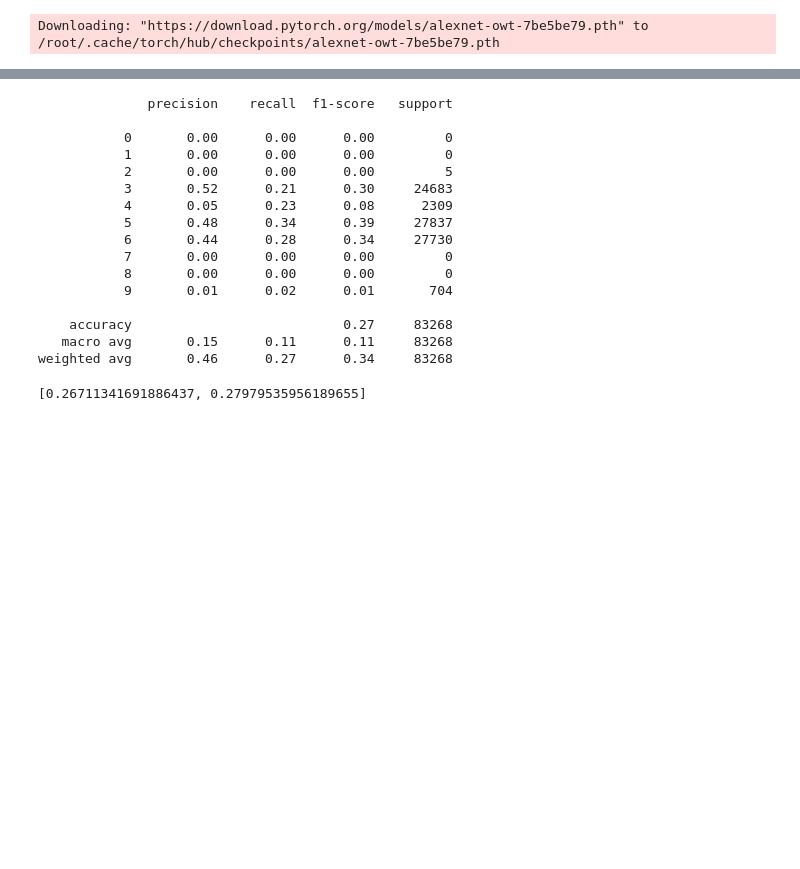
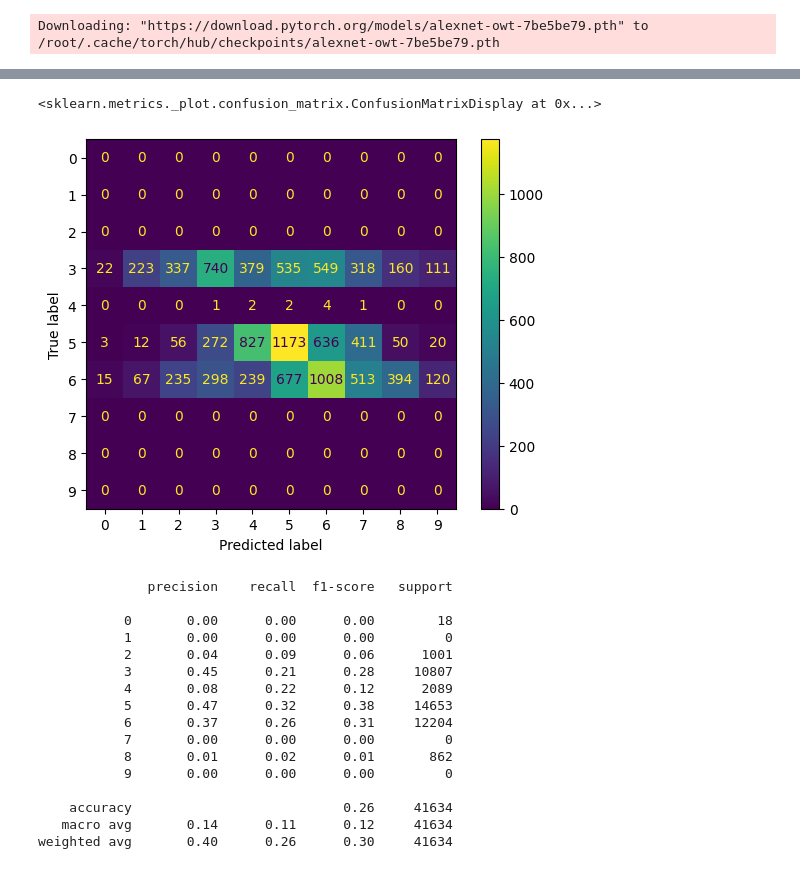
Before and after one commit to JNPauli/Emotional_Machines, a Jupyter notebook: Classification_Pipeline.ipynb, the cells around one changed output, grey strips where cells are left out. Cells and saved outputs as stored; diff of their text form; code cells hidden in the pictures; blank space fills up the shorter version.

```diff
--- a/Classification_Pipeline.ipynb
+++ b/Classification_Pipeline.ipynb
@@ -612,2 +548,2 @@ cm = confusion_matrix(torch.tensor(train_t,device='cpu'),torch.tensor(train_l,de
 # %%
-cmm=confusion_matrix(torch.tensor(train_pred,device='cpu'),torch.tensor(train_total,device='cpu'))
+cm_test=confusion_matrix(torch.tensor(test_pred,device='cpu'),torch.tensor(test_labels,device='cpu'))
@@ -629 +552,3 @@ disp = ConfusionMatrixDisplay(confusion_matrix=cmm)
+# %%
+disp_test = ConfusionMatrixDisplay(confusion_matrix=cm_test)
 # %%
@@ -634,3 +559,8 @@ disp.plot()
+# %%
+disp_test.plot()
+# %% [output]
+<sklearn.metrics._plot.confusion_matrix.ConfusionMatrixDisplay at 0x...>
+[figure, added]
 # %%
 from sklearn.metrics import classification_report
 # %%
@@ -638,23 +568,19 @@ cr = classification_report(torch.tensor(train_pred,device='cpu'),torch.tensor(tr
 # %%
-print(cr)
+print(cr_train)
 # %% [output]
               precision    recall  f1-score   support
 
-           0       0.00      0.00      0.00         0
+           0       0.00      0.00      0.00        18
            1       0.00      0.00      0.00         0
-           2       0.00      0.00      0.00         5
-           3       0.52      0.21      0.30     24683
-           4       0.05      0.23      0.08      2309
-           5       0.48      0.34      0.39     27837
-           6       0.44      0.28      0.34     27730
+           2       0.04      0.09      0.06      1001
+           3       0.45      0.21      0.28     10807
+           4       0.08      0.22      0.12      2089
+           5       0.47      0.32      0.38     14653
+           6       0.37      0.26      0.31     12204
            7       0.00      0.00      0.00         0
-           8       0.00      0.00      0.00         0
-           9       0.01      0.02      0.01       704
+           8       0.01      0.02      0.01       862
+           9       0.00      0.00      0.00         0
 
-    accuracy                           0.27     83268
-   macro avg       0.15      0.11      0.11     83268
-weighted avg       0.46      0.27      0.34     83268
+    accuracy                           0.26     41634
+   macro avg       0.14      0.11      0.12     41634
+weighted avg       0.40      0.26      0.30     41634
-# %%
-train_acc
-# %% [output]
-[0.26711341691886437, 0.27979535956189655]
```
Also changed, not shown: parts of 20 cells of this notebook.
